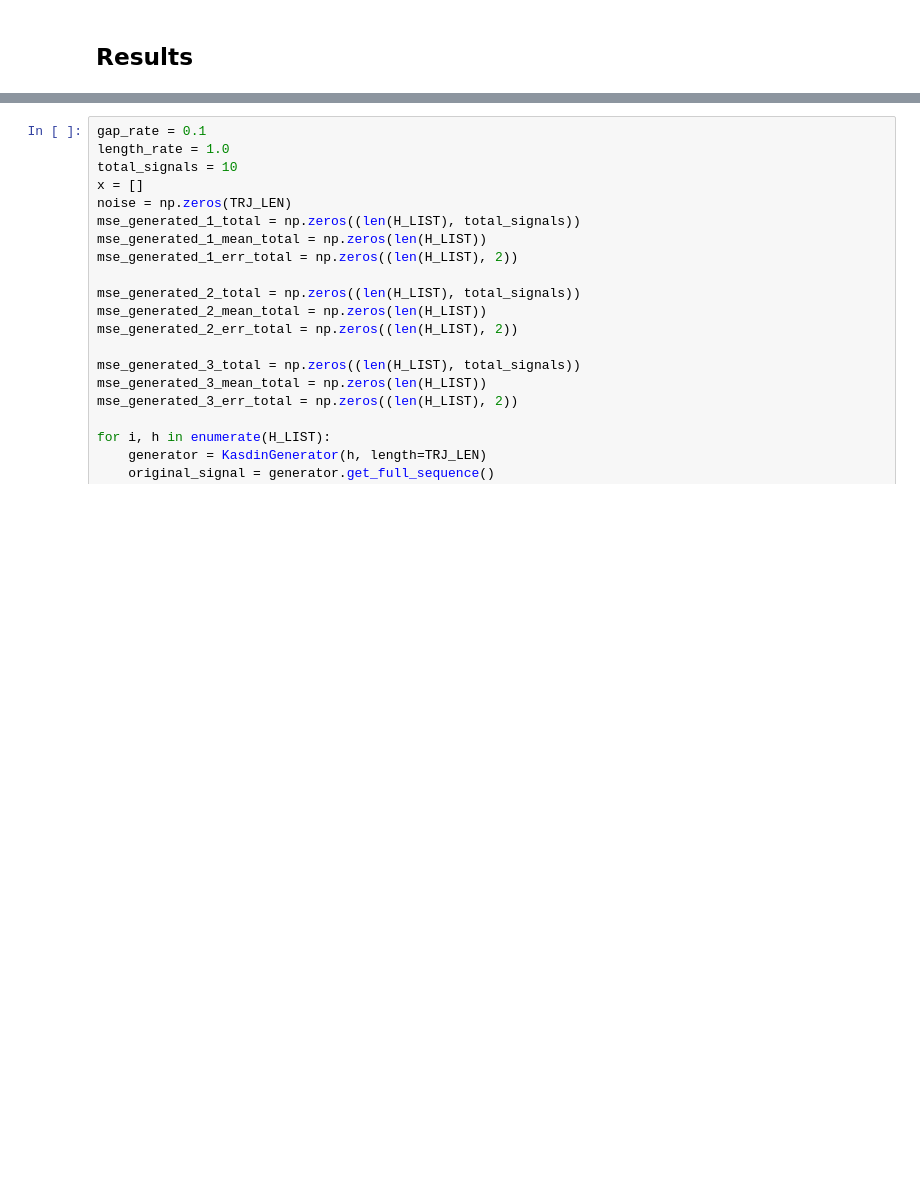
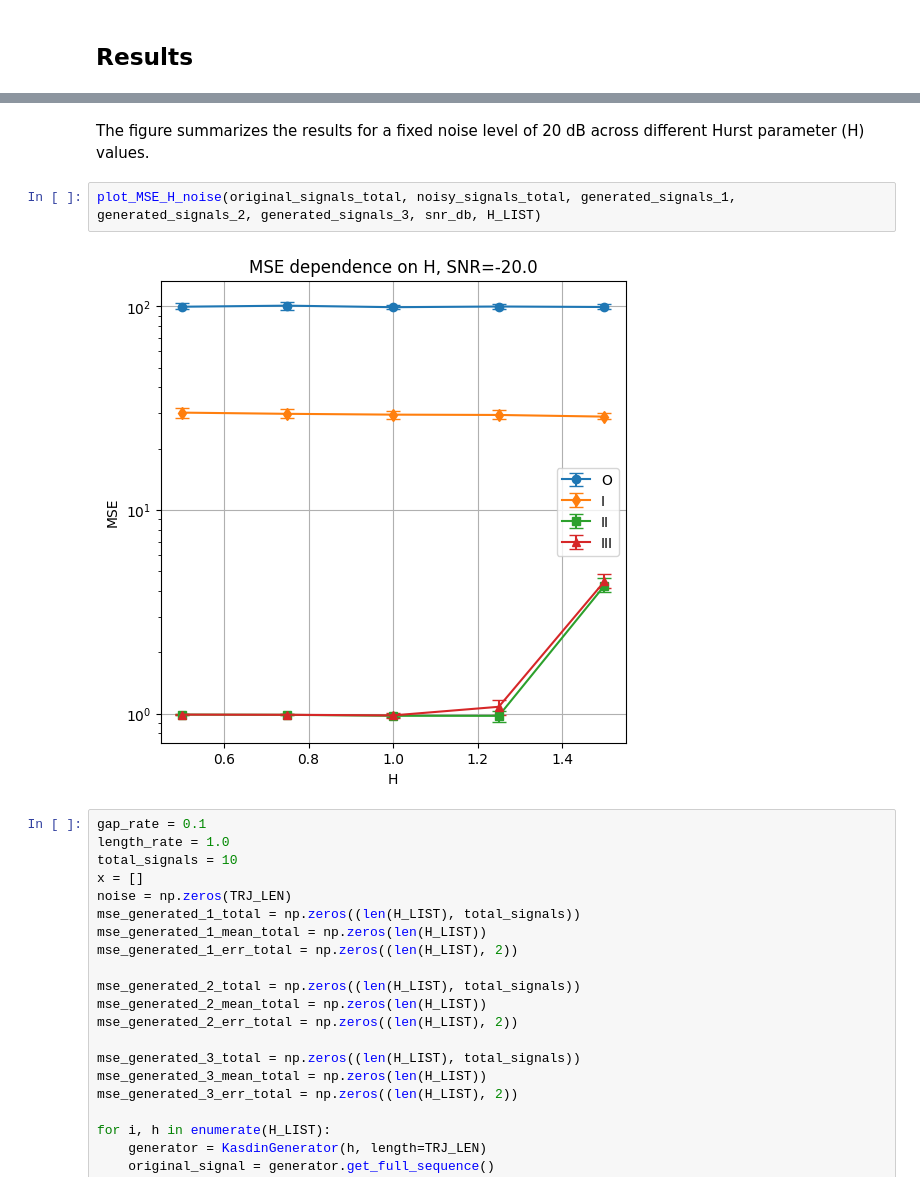
Before and after one commit to Digiratory/StatTools, a Jupyter notebook: research/kalman_filter.ipynb, the cells around one changed output, grey strips where cells are left out. Cells and saved outputs as stored; diff of their text form; blank space fills up the shorter version.

```diff
--- a/research/kalman_filter.ipynb
+++ b/research/kalman_filter.ipynb
@@ -399,3 +521,9 @@ for h in H_LIST:
+# %% [markdown]
+The figure summarizes the results for a fixed noise level of 20 dB across different Hurst parameter (H) values.
+# %%
+plot_MSE_H_noise(original_signals_total, noisy_signals_total, generated_signals_1, generated_signals_2, generated_signals_3, snr_db, H_LIST)
+# %% [output]
+[figure, added]
 # %%
 gap_rate = 0.1
 length_rate = 1.0
```
Also changed, not shown: parts of 10 cells of this notebook, 1 other file.
